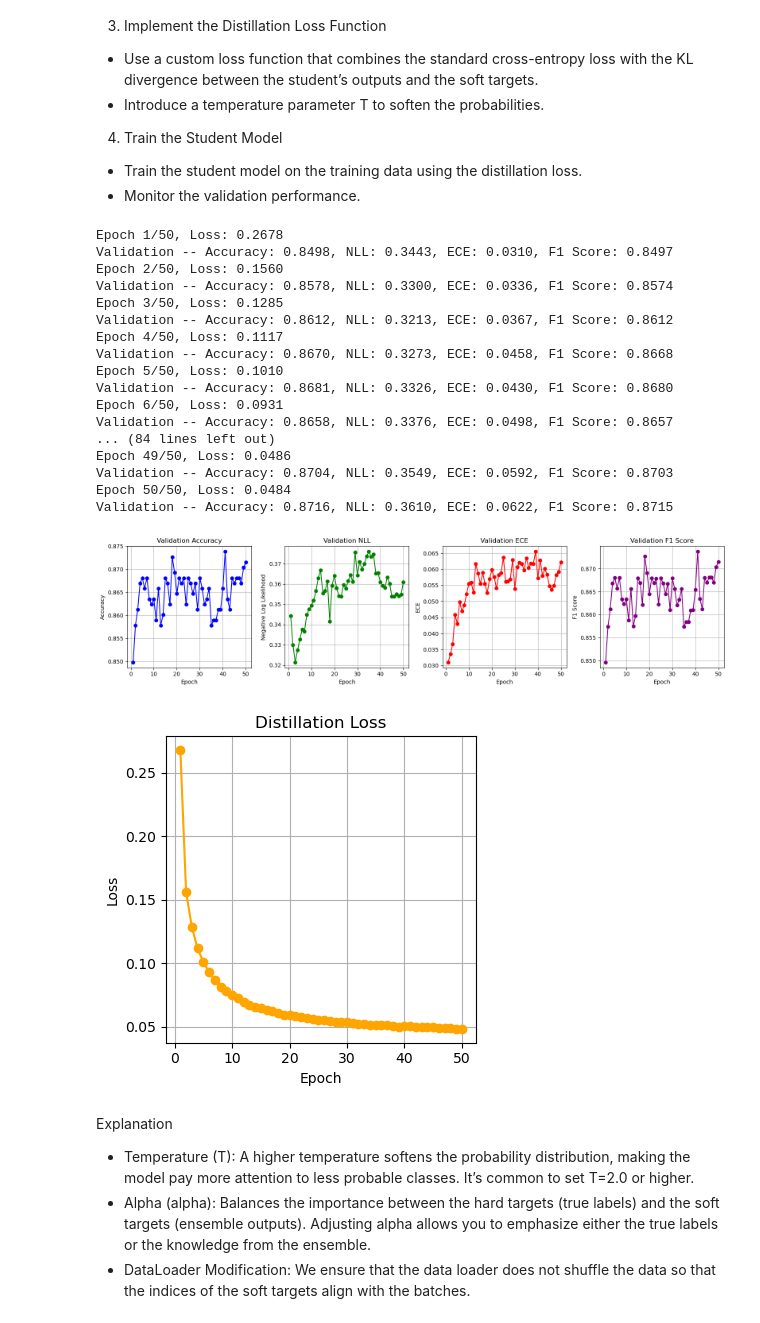
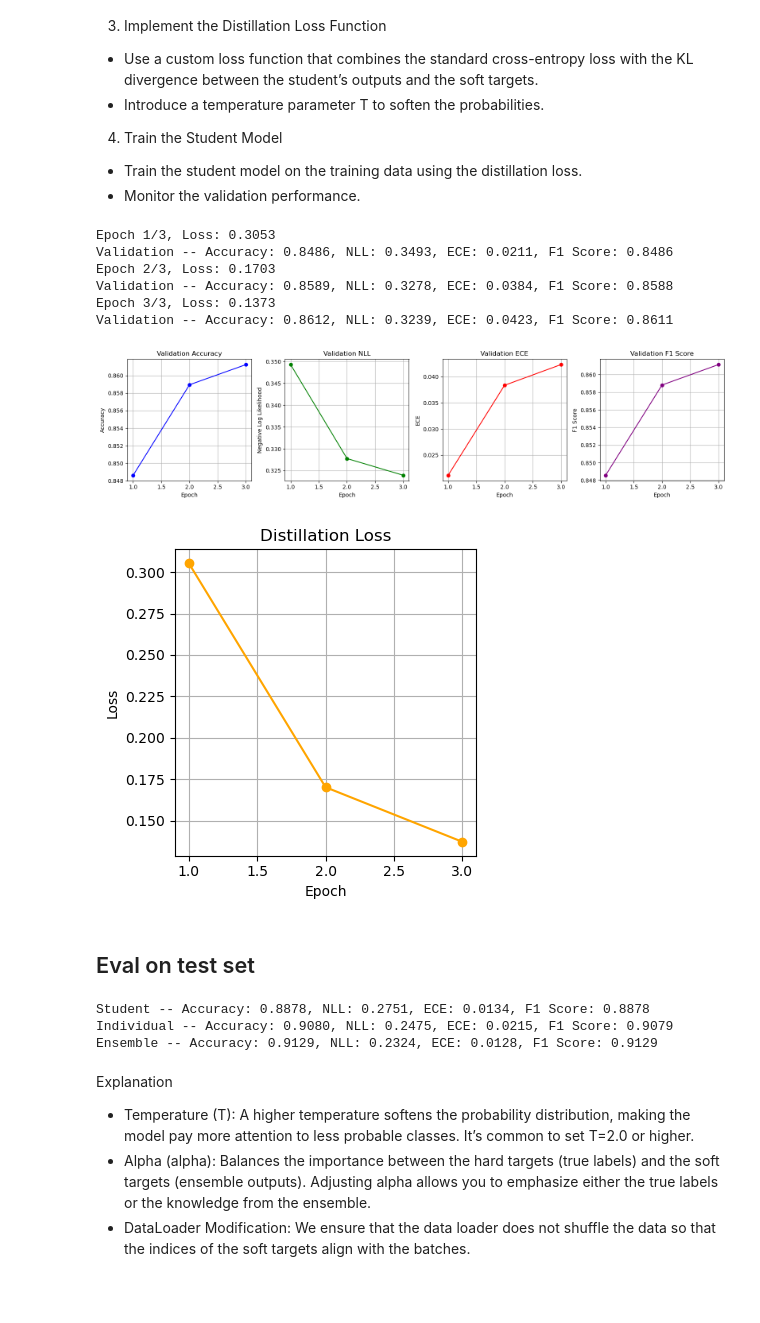
Before and after one commit to wstentzer/NLP-Project, a Jupyter notebook: main_1.3B_model-mps copy.ipynb, the cells around one changed output. Drawn from its saved outputs; the diff is of its cells as text; code cells hidden in the pictures; blank space fills up the shorter version.

```diff
--- a/main_1.3B_model-mps copy.ipynb
+++ b/main_1.3B_model-mps copy.ipynb
@@ -165,7 +170,7 @@ torch.manual_seed(0)
 np.random.seed(0)
 
 # Number of MLPs in the ensemble
-N = 50
+N = 10
 batch_size = 2024
 epochs = 10
 hidden_size = 128
@@ -219,24 +224,6 @@ nlls = []
 eces = []
 f1_list = []
 
-# Function to compute Expected Calibration Error
-def compute_ece(probs, labels, n_bins=10):
-    """Compute Expected Calibration Error (ECE)."""
-    bin_boundaries = np.linspace(0, 1, n_bins + 1)
-    bin_lowers = bin_boundaries[:-1]
-    bin_uppers = bin_boundaries[1:]
-    confidences = np.max(probs, axis=1)
-    predictions = np.argmax(probs, axis=1)
-    accuracies = predictions == labels
-    ece = 0.0
-    for bin_lower, bin_upper in zip(bin_lowers, bin_uppers):
-        in_bin = (confidences >= bin_lower) & (confidences < bin_upper)
-        prop_in_bin = np.mean(in_bin)
-        if prop_in_bin > 0:
-            accuracy_in_bin = np.mean(accuracies[in_bin])
-            avg_confidence_in_bin = np.mean(confidences[in_bin])
-            ece += np.abs(avg_confidence_in_bin - accuracy_in_bin) * prop_in_bin
-    return ece
 
 # Training and evaluation loop
 for n in range(1, N + 1):
@@ -731,23 +718,7 @@ Step-by-Step Guide
 - Monitor the validation performance.
 # %%
 # Step 1: Generate Soft Targets from the Ensemble for Training Data
-def generate_soft_targets(ensemble_models, train_X):
-    all_probs = []
-    train_X = train_X.to(device)
-    for model in ensemble_models:
-        model.eval()
-        model.to(device)
-        with torch.no_grad():
-            outputs = model(train_X)
-            probs = nn.functional.softmax(outputs, dim=1).cpu().numpy()
-            all_probs.append(probs)
-        model.cpu()
-    all_probs = np.stack(all_probs)  # Shape: (N_models, N_samples, N_classes)
-    soft_targets = np.mean(all_probs, axis=0)
-    return soft_targets
 
-# Generate soft targets
-soft_targets = generate_soft_targets(ensemble_models, train_X)
 
 # Step 2: Define the Student Model - Using the same architecture as models in the Ensemble
 class StudentMLP(nn.Module):
@@ -794,7 +765,7 @@ def distillation_loss(y_student_logits, y_true_labels, y_teacher_probs, T=2.0, a
 
     # Combined Loss
     loss = alpha * ce_loss + (1 - alpha) * (T ** 2) * kl_loss
-    loss = alpha
+    # loss = alpha
     return loss
 
 # Step 4: Train the Student Model with Evaluation Metrics Collected at Each Epoch
@@ -911,56 +882,57 @@ def train_student_model(student_model, train_loader, val_X, val_y, soft_targets,
 
 # For the sake of this example, we assume that train_X, train_y, val_X, val_y, ensemble_models, device,
 # hidden_size, and batch_size are already defined from previous steps.
+
+# Generate soft targets
+soft_targets = generate_soft_targets(ensemble_models, train_X)
+
 # Convert data to PyTorch tensors
 train_X = torch.from_numpy(train_embeddings).float()
 train_y = torch.from_numpy(train_labels).long()
 
 # Prepare DataLoader with indices to match soft targets
 train_dataset_with_indices = TensorDataset(train_X, train_y)
 train_loader_with_indices = DataLoader(train_dataset_with_indices, batch_size=batch_size, shuffle=False)
 
 # Instantiate the student model
 student_model = StudentMLP(input_dim=train_X.shape[1], output_size=2)
 
 # Set the number of epochs
-epochs = 50
+epochs = 3
 
 # Ignore warnings of a specific category
 warnings.filterwarnings('ignore', category=UserWarning)
 
 student_model, loss_plot = train_student_model(
     student_model,
     train_loader_with_indices,
     val_X,
     val_y,
     soft_targets,
     epochs=epochs,
     T=1.0,
     alpha=0.3
 )
 
 # Re-enable warnings by clearing or overriding the filter
 warnings.filterwarnings('default', category=UserWarning)
 # %% [output]
-Epoch 1/50, Loss: 0.2678
-Validation -- Accuracy: 0.8498, NLL: 0.3443, ECE: 0.0310, F1 Score: 0.8497
-Epoch 2/50, Loss: 0.1560
-Validation -- Accuracy: 0.8578, NLL: 0.3300, ECE: 0.0336, F1 Score: 0.8574
-Epoch 3/50, Loss: 0.1285
-Validation -- Accuracy: 0.8612, NLL: 0.3213, ECE: 0.0367, F1 Score: 0.8612
-Epoch 4/50, Loss: 0.1117
-Validation -- Accuracy: 0.8670, NLL: 0.3273, ECE: 0.0458, F1 Score: 0.8668
-Epoch 5/50, Loss: 0.1010
-Validation -- Accuracy: 0.8681, NLL: 0.3326, ECE: 0.0430, F1 Score: 0.8680
-Epoch 6/50, Loss: 0.0931
-Validation -- Accuracy: 0.8658, NLL: 0.3376, ECE: 0.0498, F1 Score: 0.8657
-... (84 lines left out)
-Epoch 49/50, Loss: 0.0486
-Validation -- Accuracy: 0.8704, NLL: 0.3549, ECE: 0.0592, F1 Score: 0.8703
-Epoch 50/50, Loss: 0.0484
-Validation -- Accuracy: 0.8716, NLL: 0.3610, ECE: 0.0622, F1 Score: 0.8715
+Epoch 1/3, Loss: 0.3053
+Validation -- Accuracy: 0.8486, NLL: 0.3493, ECE: 0.0211, F1 Score: 0.8486
+Epoch 2/3, Loss: 0.1703
+Validation -- Accuracy: 0.8589, NLL: 0.3278, ECE: 0.0384, F1 Score: 0.8588
+Epoch 3/3, Loss: 0.1373
+Validation -- Accuracy: 0.8612, NLL: 0.3239, ECE: 0.0423, F1 Score: 0.8611
-[figure, old version]
+[figure, new version]
-[figure, old version]
+[figure, new version]
+# %% [markdown]
+## Eval on test set
+# %%
+metrics = evaluate_models(test_embeddings, test_labels, student_model, ensemble_models, device, batch_size=2024)
+# %% [output]
+Student -- Accuracy: 0.8878, NLL: 0.2751, ECE: 0.0134, F1 Score: 0.8878
+Individual -- Accuracy: 0.9080, NLL: 0.2475, ECE: 0.0215, F1 Score: 0.9079
+Ensemble -- Accuracy: 0.9129, NLL: 0.2324, ECE: 0.0128, F1 Score: 0.9129
 # %% [markdown]
 
 Explanation
```
Also changed, not shown: parts of 19 cells of this notebook, 1 other file.
